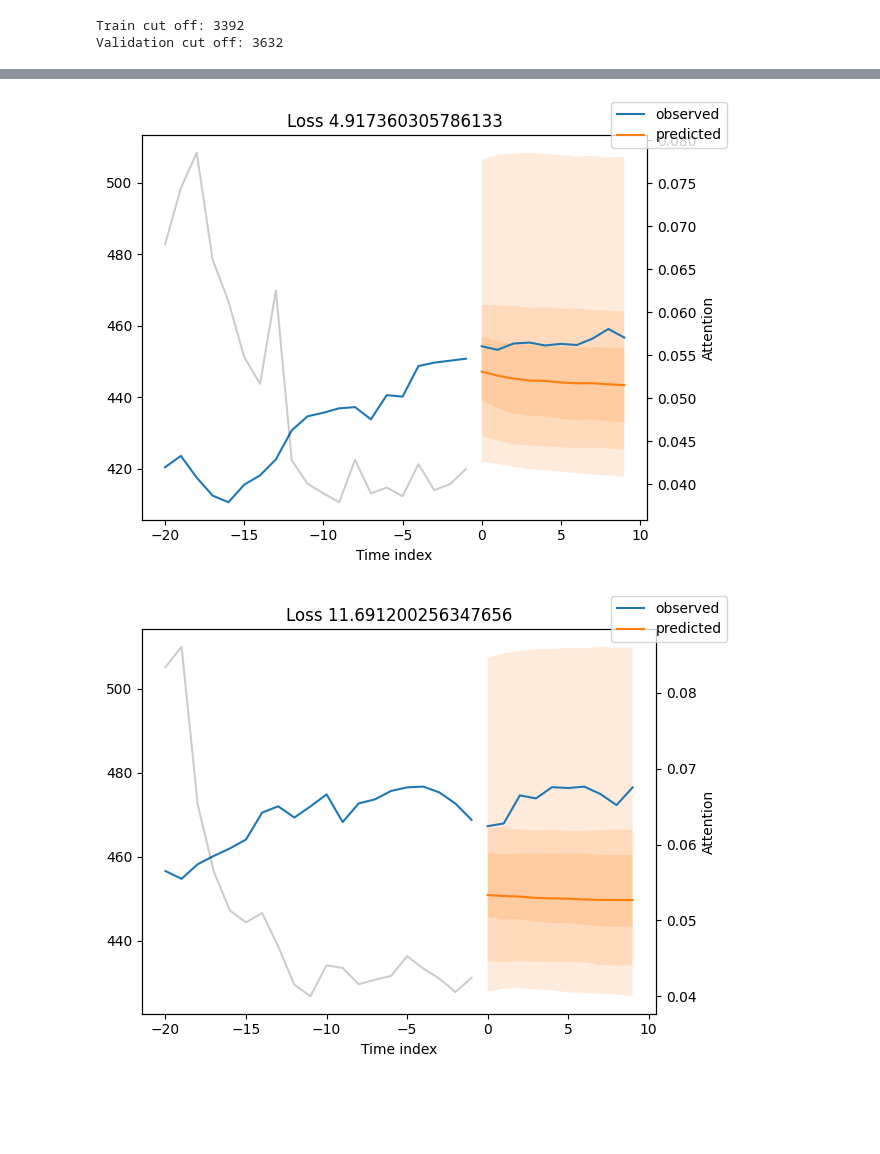
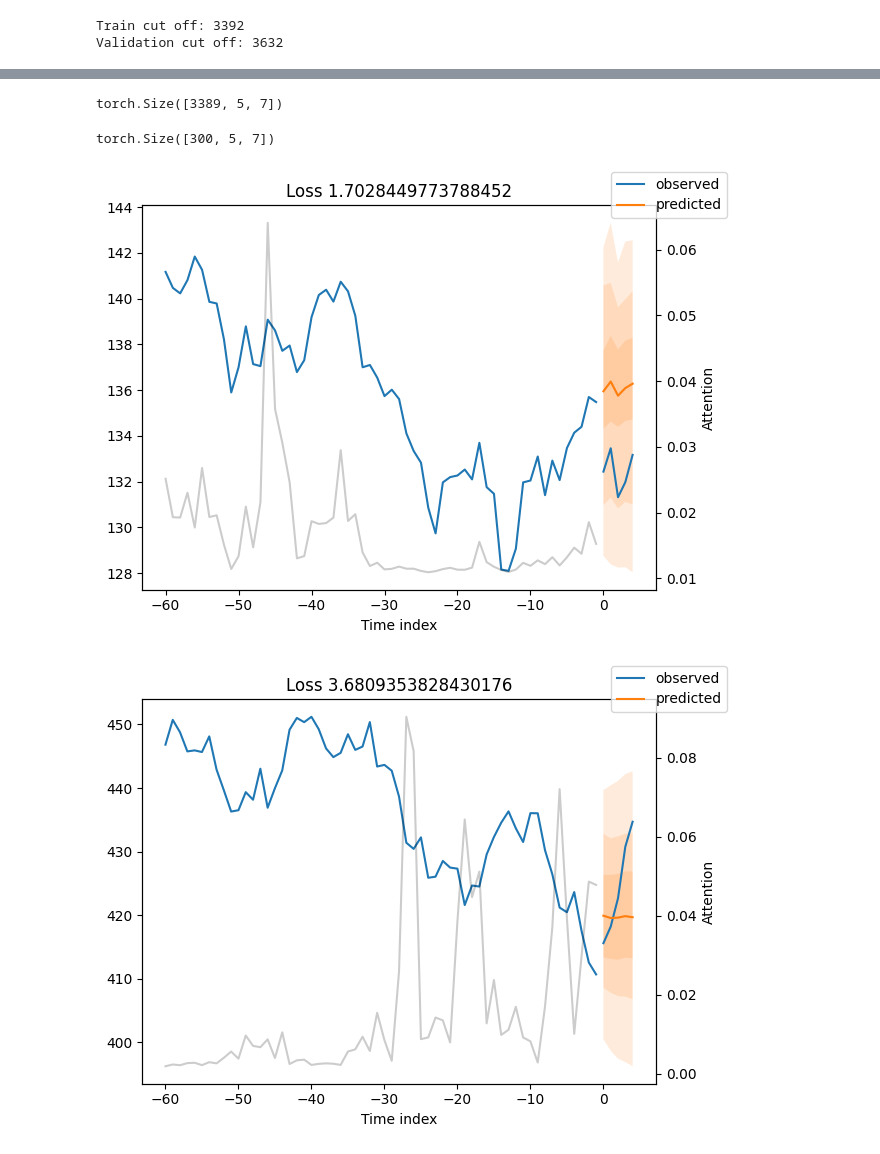
Before and after one commit to kdywwww/snp_project, a Jupyter notebook: Modeling/modeling.ipynb, the cells around one changed output, grey strips where cells are left out. Cells and saved outputs as stored; diff of their text form; code cells hidden in the pictures; blank space fills up the shorter version.

```diff
--- a/Modeling/modeling.ipynb
+++ b/Modeling/modeling.ipynb
@@ -194,16 +205,24 @@ raw_predictions = best_tft.predict(val_dataloader, mode="raw", return_x=True)
+# %%
+train_raw_predictions.output["prediction"].shape
+# %% [output]
+torch.Size([3389, 5, 7])
+# %%
+val_raw_predictions.output["prediction"].shape
+# %% [output]
+torch.Size([300, 5, 7])
+# %%
+fig = best_tft.plot_prediction(train_raw_predictions.x,
+    train_raw_predictions.output,
+    idx=1000,#3383,
+    add_loss_to_title=True)
+plt.show()
+# %% [output]
+[figure, added]
 # %%
-fig = best_tft.plot_prediction(raw_predictions.x,
-    raw_predictions.output,
-    idx=0,
+fig = best_tft.plot_prediction(val_raw_predictions.x,
+    val_raw_predictions.output,
+    idx=0,#0,
     add_loss_to_title=True)
 plt.show()
 # %% [output]
-[figure, old version]
+[figure, new version]
-# %%
-fig = best_tft.plot_prediction(raw_predictions.x,
-    raw_predictions.output,
-    idx=30,
-    add_loss_to_title=True)
-plt.show()
-# %% [output]
-[figure, removed]
```
Also changed, not shown: parts of 14 cells of this notebook.
